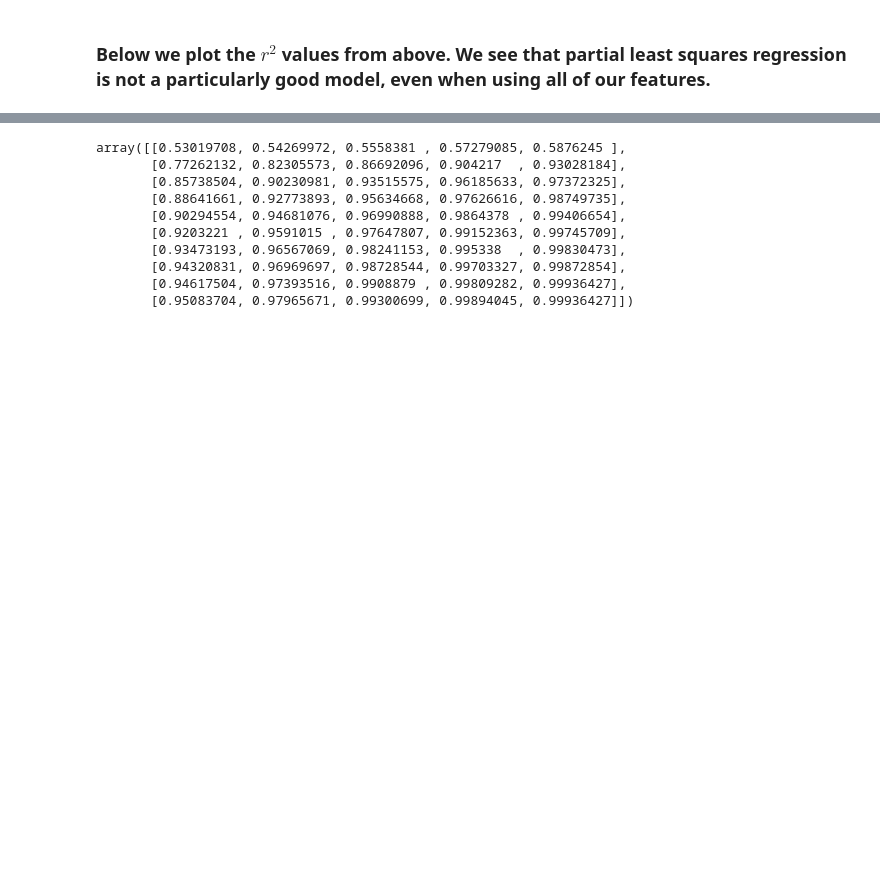
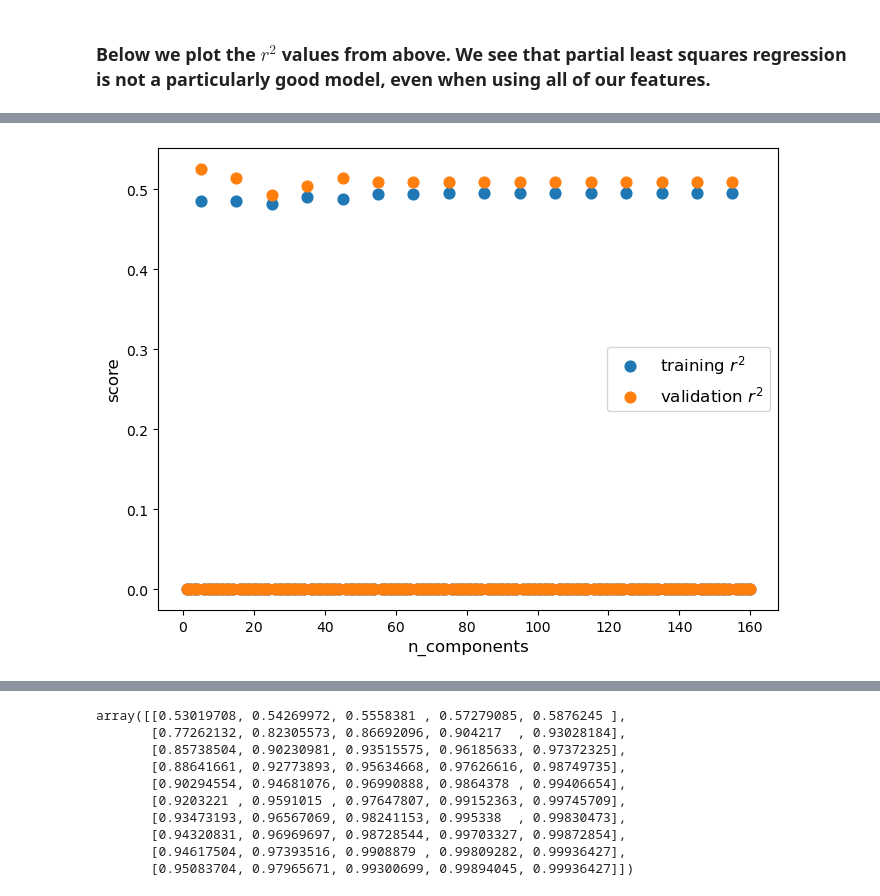
Before and after one commit to andrewcmerwin/ChirpChecker, a Jupyter notebook: PLSR.ipynb, the cells around one changed output, grey strips where cells are left out. Cells and saved outputs as stored; diff of their text form; code cells hidden in the pictures; blank space fills up the shorter version.

```diff
--- a/PLSR.ipynb
+++ b/PLSR.ipynb
@@ -91,3 +96,48 @@ plt.show()
+# %%
+#Create a test-train split and train-validation split
+X_train, X_test, y_train, y_test = train_test_split(X, y, shuffle=True, random_state=17, test_size=.2, stratify=y)
+X_tt, X_val, y_tt, y_val = train_test_split(X_train, y_train, test_size=.2, stratify=y_train)
+# %%
+#Converts a series containing 'fam_or_subfam' values into a dataFrame with 1s and 0s so that linear regression methods can be applied.
+def critter_to_num(ser):
+    temp = pd.DataFrame(0, index=ser.index, columns=['cricket', 'kaydid', 'cicada'])
+    for i in ser.index:
+        temp.at[i,ser[i]] = 1
+    return temp
+# %%
+#Computes a PLSRegression on the training set and records the r2 value on the training data and validation data.
+component_max = 160
+train_r2 = pd.Series(0, index=np.arange(1,component_max+1))
+val_r2 = pd.Series(0, index=np.arange(1,component_max+1))
+
+for n in range(5,component_max,10):
+    plsr_pipe = Pipeline([('scale', StandardScaler()), ('plsr',PLSRegression(n_components=n, scale=False))])
+    plsr_pipe.fit(X_tt.values, critter_to_num(y_tt).values)
+    pred = plsr_pipe.predict(X_val.values)
+    pred_tt = plsr_pipe.predict(X_tt.values)
+    plsr_coef = plsr_pipe['plsr'].coef_
+    val_r2[n] = r2_score(np.argmax(critter_to_num(y_val).values,axis=1), np.argmax(pred,axis=1))
+    train_r2[n] = r2_score(np.argmax(critter_to_num(y_tt).values,axis=1), np.argmax(pred_tt,axis=1))
+# %%
+plt.figure(figsize=(8,6))
+plt.scatter(np.arange(1,component_max+1),
+                train_r2.values,
+                s = 60,
+                label=r'training $r^2$')
+
+plt.scatter(np.arange(1,component_max+1),
+                val_r2.values,
+                s = 60,
+                label=r'validation $r^2$')
+
+
+plt.xlabel("n_components", fontsize=12)
+plt.ylabel("score", fontsize=12)
+plt.legend(fontsize=12)
+
+plt.show()
+# %% [output]
+[figure, added]
 # %%
 from sklearn.svm import SVC
 
```
Also changed, not shown: parts of 6 cells of this notebook.
